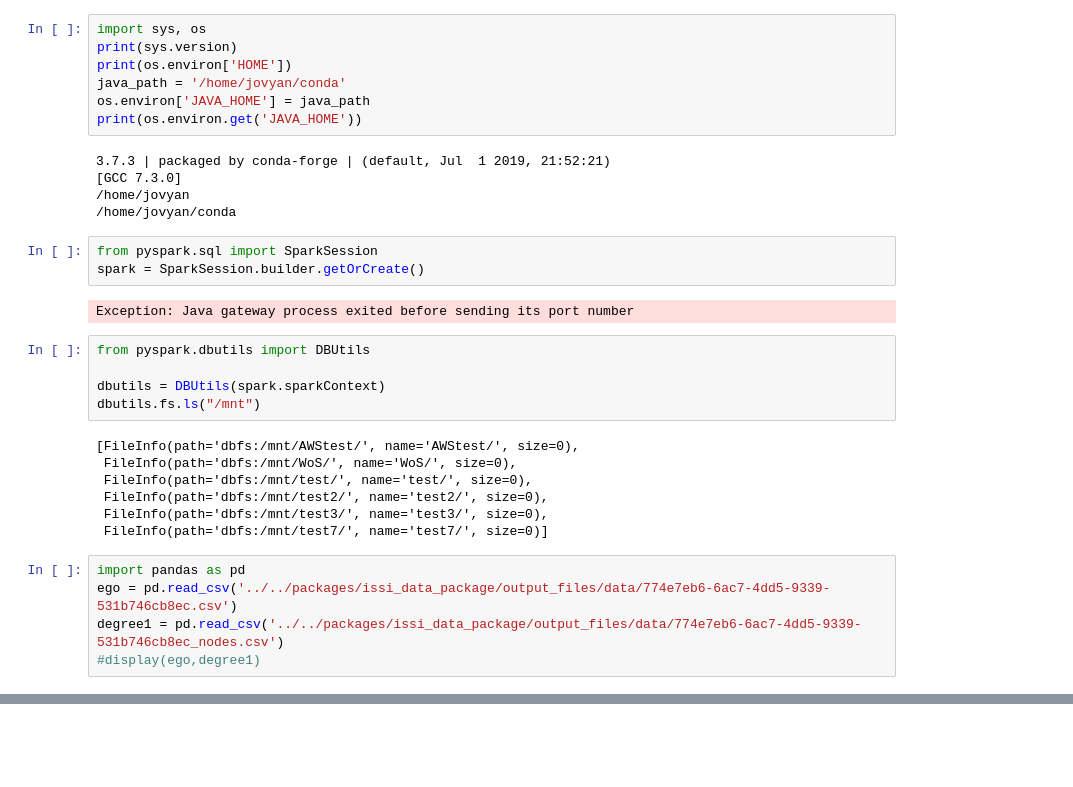
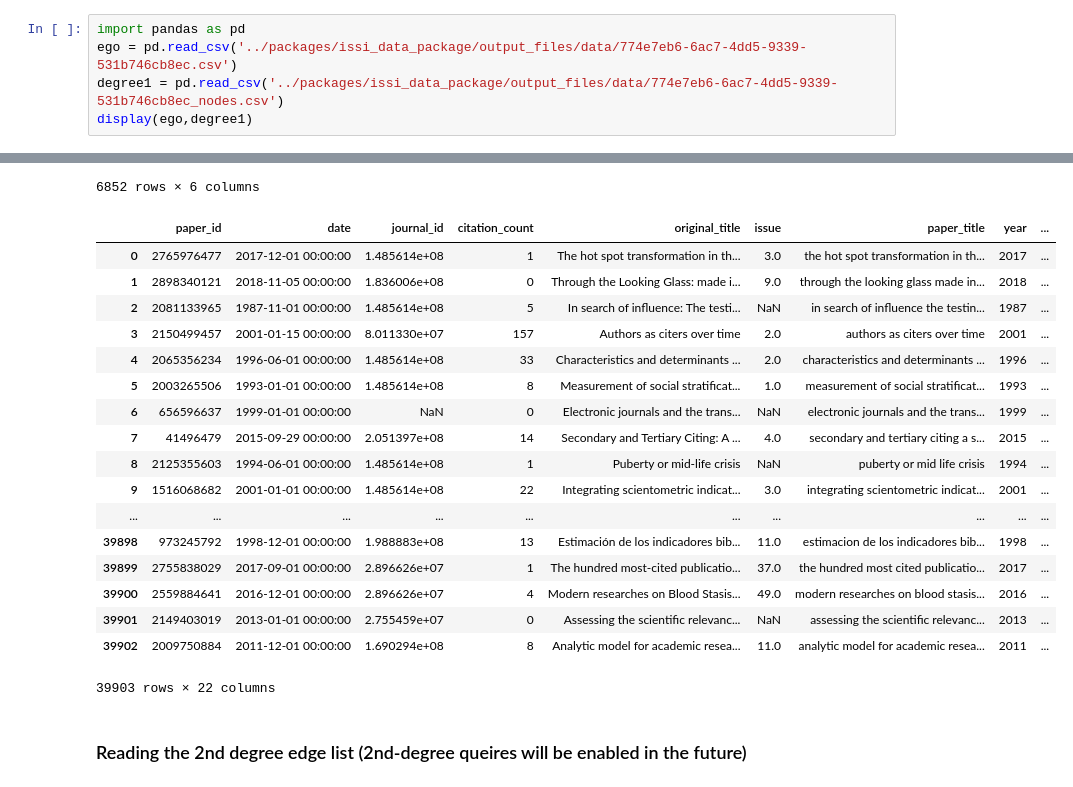
Before and after one commit to iuni-cadre/BetaDemoCode, a Jupyter notebook: demo_04.ipynb, the cells around one changed output, grey strips where cells are left out. Drawn from its saved outputs; the diff is of its cells as text; blank space fills up the shorter version.

```diff
--- a/demo_04.ipynb
+++ b/demo_04.ipynb
@@ -1,34 +1,6 @@
-# %%
-import sys, os
-print(sys.version)
-print(os.environ['HOME'])
-java_path = '/home/jovyan/conda'
-os.environ['JAVA_HOME'] = java_path
-print(os.environ.get('JAVA_HOME'))
-# %% [output]
-3.7.3 | packaged by conda-forge | (default, Jul  1 2019, 21:52:21)
-[GCC 7.3.0]
-/home/jovyan
-/home/jovyan/conda
-# %%
-from pyspark.sql import SparkSession
-spark = SparkSession.builder.getOrCreate()
-# %% [output]
-Exception: Java gateway process exited before sending its port number
-# %%
-from pyspark.dbutils import DBUtils
-
-dbutils = DBUtils(spark.sparkContext)
-dbutils.fs.ls("/mnt")
-# %% [output]
-[FileInfo(path='dbfs:/mnt/AWStest/', name='AWStest/', size=0),
- FileInfo(path='dbfs:/mnt/WoS/', name='WoS/', size=0),
- FileInfo(path='dbfs:/mnt/test/', name='test/', size=0),
- FileInfo(path='dbfs:/mnt/test2/', name='test2/', size=0),
- FileInfo(path='dbfs:/mnt/test3/', name='test3/', size=0),
- FileInfo(path='dbfs:/mnt/test7/', name='test7/', size=0)]
 # %%
 import pandas as pd
-ego = pd.read_csv('../../packages/issi_data_package/output_files/data/774e7eb6-6ac7-4dd5-9339-531b746cb8ec.csv')
-degree1 = pd.read_csv('../../packages/issi_data_package/output_files/data/774e7eb6-6ac7-4dd5-9339-531b746cb8ec_nodes.csv')
-#display(ego,degree1)
+ego = pd.read_csv('../packages/issi_data_package/output_files/data/774e7eb6-6ac7-4dd5-9339-531b746cb8ec.csv')
+degree1 = pd.read_csv('../packages/issi_data_package/output_files/data/774e7eb6-6ac7-4dd5-9339-531b746cb8ec_nodes.csv')
+display(ego,degree1)
+# %% [output]
@@ -35 +24,22 @@ degree1 = pd.read_csv('../../packages/issi_data_package/output_files/data/774e7e
+6852 rows × 6 columns
+|  | paper_id | date | journal_id | citation_count | original_title | issue | paper_title | year | ... |
+| 0 | 2765976477 | 2017-12-01 00:00:00 | 1.485614e+08 | 1 | The hot spot transformation in th... | 3.0 | the hot spot transformation in th... | 2017 | ... |
+| 1 | 2898340121 | 2018-11-05 00:00:00 | 1.836006e+08 | 0 | Through the Looking Glass: made i... | 9.0 | through the looking glass made in... | 2018 | ... |
+| 2 | 2081133965 | 1987-11-01 00:00:00 | 1.485614e+08 | 5 | In search of influence: The testi... | NaN | in search of influence the testin... | 1987 | ... |
+| 3 | 2150499457 | 2001-01-15 00:00:00 | 8.011330e+07 | 157 | Authors as citers over time | 2.0 | authors as citers over time | 2001 | ... |
+| 4 | 2065356234 | 1996-06-01 00:00:00 | 1.485614e+08 | 33 | Characteristics and determinants ... | 2.0 | characteristics and determinants ... | 1996 | ... |
+| 5 | 2003265506 | 1993-01-01 00:00:00 | 1.485614e+08 | 8 | Measurement of social stratificat... | 1.0 | measurement of social stratificat... | 1993 | ... |
+| 6 | 656596637 | 1999-01-01 00:00:00 | NaN | 0 | Electronic journals and the trans... | NaN | electronic journals and the trans... | 1999 | ... |
+| 7 | 41496479 | 2015-09-29 00:00:00 | 2.051397e+08 | 14 | Secondary and Tertiary Citing: A ... | 4.0 | secondary and tertiary citing a s... | 2015 | ... |
+| 8 | 2125355603 | 1994-06-01 00:00:00 | 1.485614e+08 | 1 | Puberty or mid-life crisis | NaN | puberty or mid life crisis | 1994 | ... |
+| 9 | 1516068682 | 2001-01-01 00:00:00 | 1.485614e+08 | 22 | Integrating scientometric indicat... | 3.0 | integrating scientometric indicat... | 2001 | ... |
+| ... | ... | ... | ... | ... | ... | ... | ... | ... | ... |
+| 39898 | 973245792 | 1998-12-01 00:00:00 | 1.988883e+08 | 13 | Estimación de los indicadores bib... | 11.0 | estimacion de los indicadores bib... | 1998 | ... |
+| 39899 | 2755838029 | 2017-09-01 00:00:00 | 2.896626e+07 | 1 | The hundred most-cited publicatio... | 37.0 | the hundred most cited publicatio... | 2017 | ... |
+| 39900 | 2559884641 | 2016-12-01 00:00:00 | 2.896626e+07 | 4 | Modern researches on Blood Stasis... | 49.0 | modern researches on blood stasis... | 2016 | ... |
+| 39901 | 2149403019 | 2013-01-01 00:00:00 | 2.755459e+07 | 0 | Assessing the scientific relevanc... | NaN | assessing the scientific relevanc... | 2013 | ... |
+| 39902 | 2009750884 | 2011-12-01 00:00:00 | 1.690294e+08 | 8 | Analytic model for academic resea... | 11.0 | analytic model for academic resea... | 2011 | ... |
+39903 rows × 22 columns
+# %% [markdown]
+### Reading the 2nd degree edge list (2nd-degree queires will be enabled in the future)
 # %%
```
Also changed, not shown: parts of 15 cells of this notebook.
